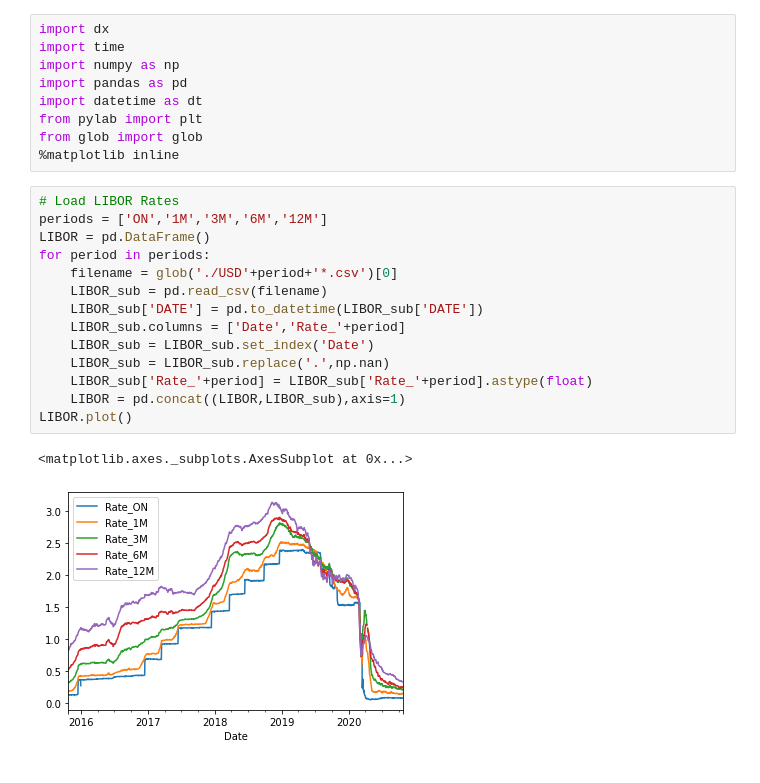
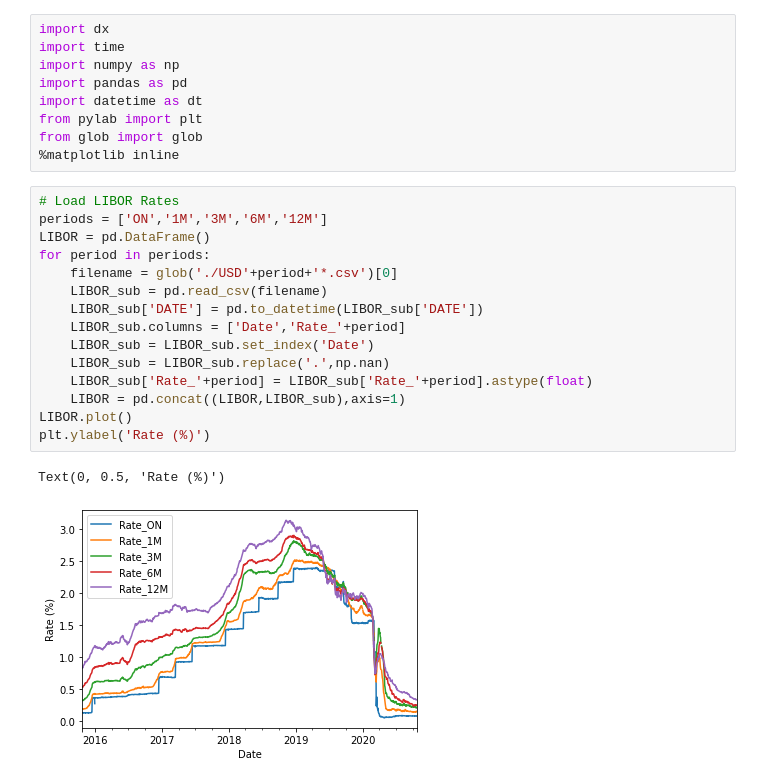
Before and after one commit to WillemJan9519/SPFDM1, a Jupyter notebook: SPFDM 1.ipynb, the cells around one changed output. Cells and saved outputs as stored; diff of their text form.

```diff
--- a/SPFDM 1.ipynb
+++ b/SPFDM 1.ipynb
@@ -14,17 +14,18 @@ from glob import glob
 # %%
 # Load LIBOR Rates
 periods = ['ON','1M','3M','6M','12M']
 LIBOR = pd.DataFrame()
 for period in periods:
     filename = glob('./USD'+period+'*.csv')[0]
     LIBOR_sub = pd.read_csv(filename)
     LIBOR_sub['DATE'] = pd.to_datetime(LIBOR_sub['DATE'])
     LIBOR_sub.columns = ['Date','Rate_'+period]
     LIBOR_sub = LIBOR_sub.set_index('Date')
     LIBOR_sub = LIBOR_sub.replace('.',np.nan)
     LIBOR_sub['Rate_'+period] = LIBOR_sub['Rate_'+period].astype(float)
     LIBOR = pd.concat((LIBOR,LIBOR_sub),axis=1)
 LIBOR.plot()
+plt.ylabel('Rate (%)')
 # %% [output]
-<matplotlib.axes._subplots.AxesSubplot at 0x...>
+Text(0, 0.5, 'Rate (%)')
-[figure, old version]
+[figure, new version]
```
Also changed, not shown: parts of 3 cells of this notebook.
